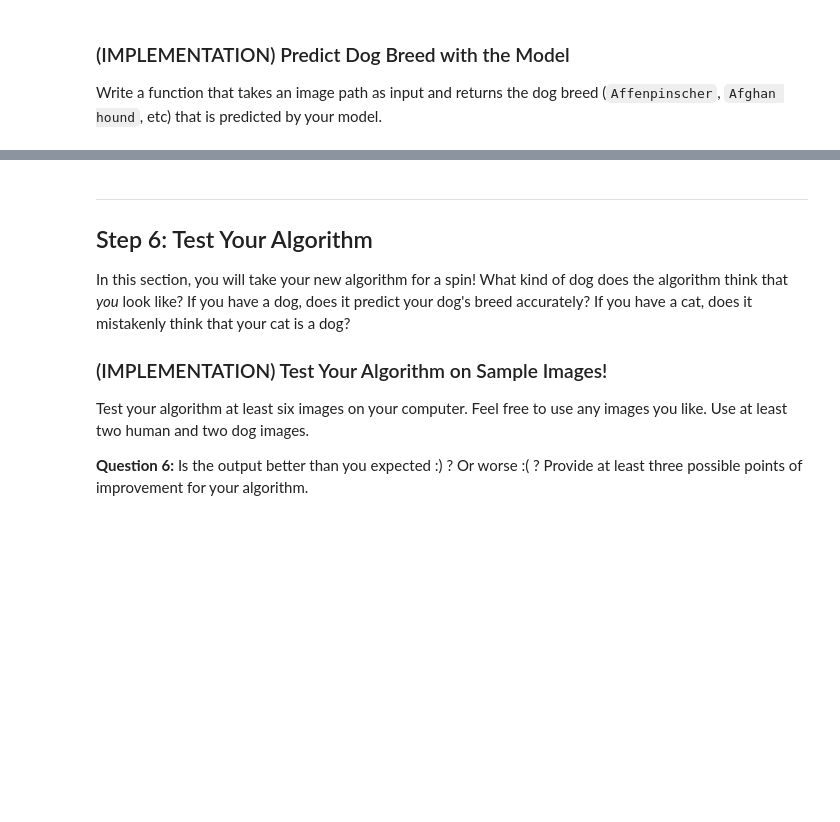
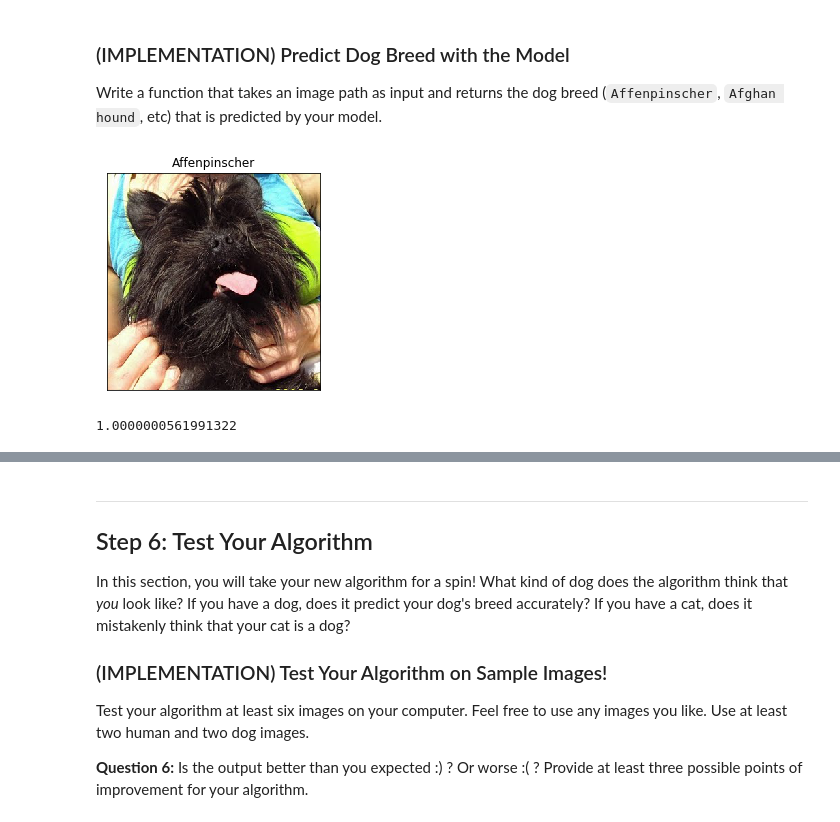
Before and after one commit to mirceast/cnn-dog-breed-classifier, a Jupyter notebook: dog_app.ipynb, the cells around one changed output, grey strips where cells are left out. Drawn from its saved outputs; the diff is of its cells as text; code cells hidden in the pictures; blank space fills up the shorter version.

```diff
--- a/dog_app.ipynb
+++ b/dog_app.ipynb
@@ -729,30 +773,37 @@ Write a function that takes an image path as input and returns the dog breed (`A
 # %%
 ### TODO: Write a function that takes a path to an image as input
 ### and returns the dog breed that is predicted by the model.
 
 # list of class names by index, i.e. a name can be accessed like class_names[0]
 class_names = [item[4:].replace("_", " ") for item in data['train'].classes]
 
 def predict_breed_transfer(img_path, model, device):
     # load the image and return the predicted breed
     image = Image.open(img_path).convert('RGB')
 
     # Resnet replaces the fully connected layer with global average pooling. Theoretically then, it should work with any
     # input size, since the result of the global pooling depends only on the number of filters and not on their spatial
     # dimensions. Unfortunately, the provided torchvision model implements global pooling as a regular average pooling
     # in which the kernel size is equal to the spatial size of the filters (in this case 7). So we still need to apply the
     # FiveCrop transform if we want to keep the aspect ratio and not only crop the center.
 
     in_transform = transforms.Compose([
                         transforms.Resize(img_short_side_resize),
                         transforms.FiveCrop(img_input_size),
                         transforms.Lambda(lambda crops: torch.stack([transforms.Compose([
                     transforms.ToTensor(),transforms.Normalize(mean = norm_mean, std = norm_std)])(crop) for crop in crops]))])
 
-    output = torch.argmax(model(in_transform(image).to(device)).mean(0))
+    scores = model(in_transform(image).to(device)).mean(0)
+    output = torch.argmax(scores)
 
-    return output.to("cpu").item() # predicted class index
+    return output.to("cpu").item(), F.softmax(scores,dim=0).to("cpu").data.numpy() # predicted class index
 
 test_image = dog_files_short[0]
-pred = predict_breed_transfer(test_image, model_transfer, device, class_names)
+pred,probs = predict_breed_transfer(test_image, model_transfer, device)
 show_image_from_path(test_image, title = class_names[pred])
+# %% [output]
+[figure, added]
+# %%
+sum(probs)
+# %% [output]
+1.0000000561991322
```
Also changed, not shown: parts of 25 cells of this notebook, 1 other file.
